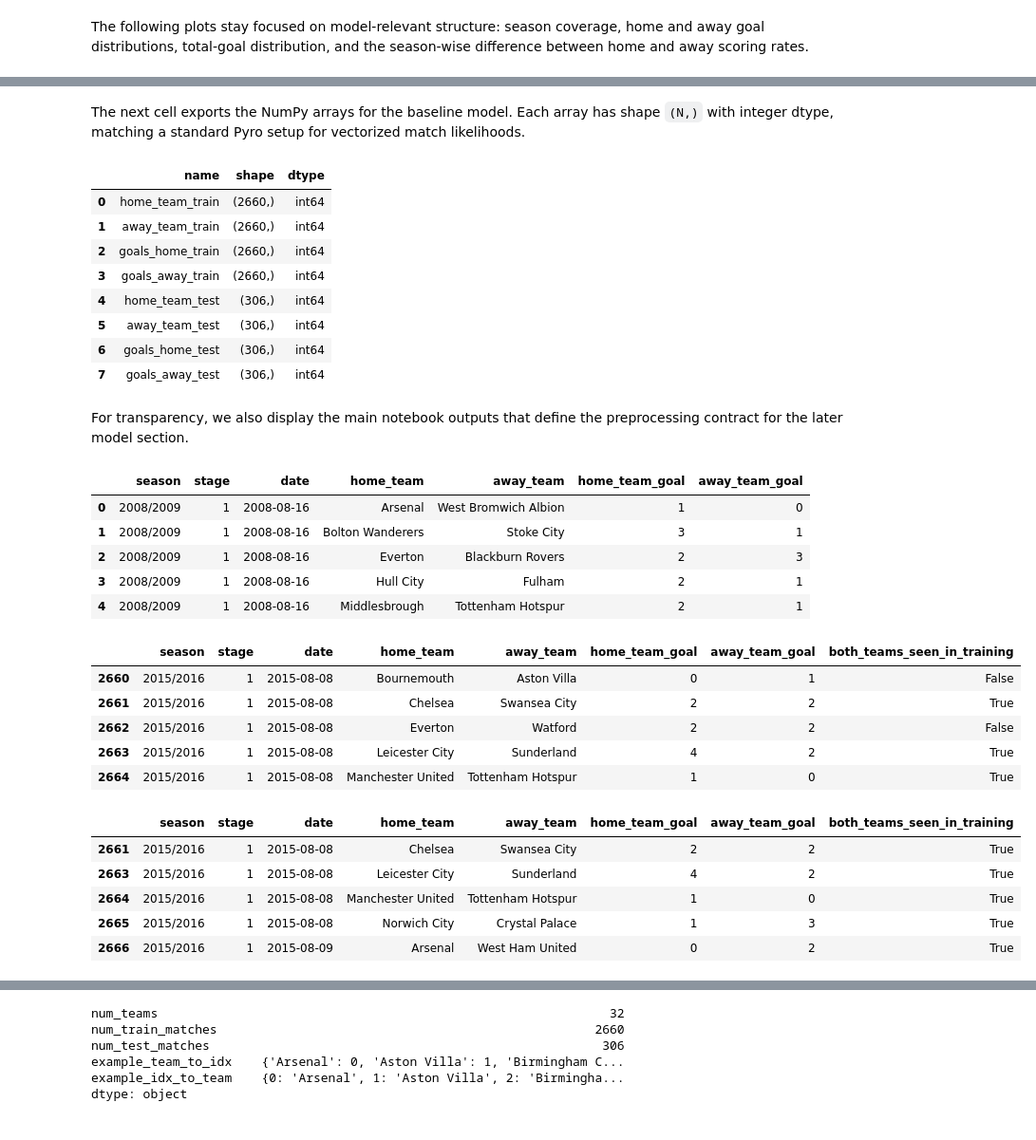
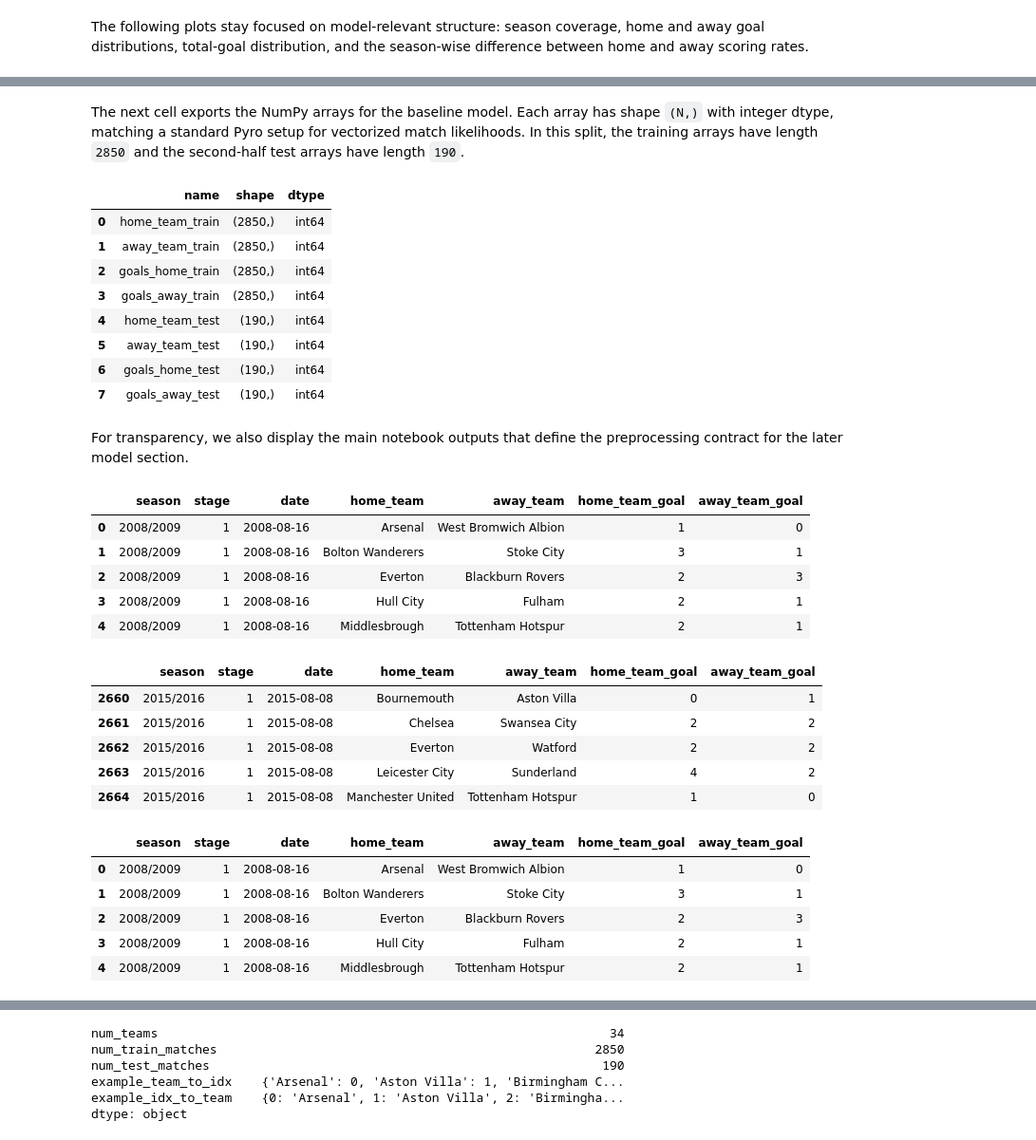
Before and after one commit to Hamdermadsik/Project_MBML, a Jupyter notebook: notebooks/epl_mbml_notebook.ipynb, the cells around one changed output, grey strips where cells are left out. Shown at 95% size. Saved outputs shown, nothing was run; the diff lists cells and outputs as text; code cells hidden in the pictures.

```diff
--- a/notebooks/epl_mbml_notebook.ipynb
+++ b/notebooks/epl_mbml_notebook.ipynb
@@ -357,10 +421,12 @@ idx_to_team = {idx: team for team, idx in team_to_idx.items()}
 
 num_teams = len(team_to_idx)
 num_train_matches = len(train_df)
-num_test_matches = len(test_seen_df)
+num_test_matches = len(test_df)
 
 assert set(team_to_idx) == train_teams
-assert all(team not in team_to_idx for team in unseen_test_teams)
+assert num_teams == 34
+assert missing_forecast_teams == []
+assert all(team in team_to_idx for team in test_teams)
 
 pd.DataFrame({
     'team': list(team_to_idx.keys())[:10],
@@ -381,18 +447,22 @@ pd.DataFrame({
 # %% [markdown]
-The next cell exports the NumPy arrays for the baseline model. Each array has shape `(N,)` with integer dtype, matching a standard Pyro setup for vectorized match likelihoods.
+The next cell exports the NumPy arrays for the baseline model. Each array has shape `(N,)` with integer dtype, matching a standard Pyro setup for vectorized match likelihoods. In this split, the training arrays have length `2850` and the second-half test arrays have length `190`.
 # %%
 home_team_train = train_df['home_team'].map(team_to_idx).to_numpy(dtype=np.int64)
 away_team_train = train_df['away_team'].map(team_to_idx).to_numpy(dtype=np.int64)
 goals_home_train = train_df['home_team_goal'].to_numpy(dtype=np.int64)
 goals_away_train = train_df['away_team_goal'].to_numpy(dtype=np.int64)
 
-home_team_test = test_seen_df['home_team'].map(team_to_idx).to_numpy(dtype=np.int64)
-away_team_test = test_seen_df['away_team'].map(team_to_idx).to_numpy(dtype=np.int64)
-goals_home_test = test_seen_df['home_team_goal'].to_numpy(dtype=np.int64)
-goals_away_test = test_seen_df['away_team_goal'].to_numpy(dtype=np.int64)
+home_team_test = test_df['home_team'].map(team_to_idx).to_numpy(dtype=np.int64)
+away_team_test = test_df['away_team'].map(team_to_idx).to_numpy(dtype=np.int64)
+goals_home_test = test_df['home_team_goal'].to_numpy(dtype=np.int64)
+goals_away_test = test_df['away_team_goal'].to_numpy(dtype=np.int64)
 
 assert home_team_train.shape == away_team_train.shape == goals_home_train.shape == goals_away_train.shape == (num_train_matches,)
 assert home_team_test.shape == away_team_test.shape == goals_home_test.shape == goals_away_test.shape == (num_test_matches,)
+assert not pd.isna(home_team_train).any()
+assert not pd.isna(away_team_train).any()
+assert not pd.isna(home_team_test).any()
+assert not pd.isna(away_team_test).any()
 assert np.issubdtype(home_team_train.dtype, np.integer)
 assert np.issubdtype(away_team_train.dtype, np.integer)
 assert np.issubdtype(goals_home_train.dtype, np.integer)
@@ -420,47 +490,47 @@ array_summary = pd.DataFrame({
 array_summary
 # %% [output]
 |  | name | shape | dtype |
-| 0 | home_team_train | (2660,) | int64 |
-| 1 | away_team_train | (2660,) | int64 |
-| 2 | goals_home_train | (2660,) | int64 |
-| 3 | goals_away_train | (2660,) | int64 |
-| 4 | home_team_test | (306,) | int64 |
-| 5 | away_team_test | (306,) | int64 |
-| 6 | goals_home_test | (306,) | int64 |
-| 7 | goals_away_test | (306,) | int64 |
+| 0 | home_team_train | (2850,) | int64 |
+| 1 | away_team_train | (2850,) | int64 |
+| 2 | goals_home_train | (2850,) | int64 |
+| 3 | goals_away_train | (2850,) | int64 |
+| 4 | home_team_test | (190,) | int64 |
+| 5 | away_team_test | (190,) | int64 |
+| 6 | goals_home_test | (190,) | int64 |
+| 7 | goals_away_test | (190,) | int64 |
 # %% [markdown]
 For transparency, we also display the main notebook outputs that define the preprocessing contract for the later model section.
 # %%
+display(historical_df.head())
+display(first_half_2015_df.head())
 display(train_df.head())
 display(test_df.head())
-display(test_seen_df.head())
-display(test_unseen_df.head())
 
 summary_contract = pd.Series({
     'num_teams': num_teams,
     'num_train_matches': num_train_matches,
     'num_test_matches': num_test_matches,
     'example_team_to_idx': dict(list(team_to_idx.items())[:5]),
     'example_idx_to_team': dict(list(idx_to_team.items())[:5]),
 })
 
 summary_contract
 # %% [output]
 |  | season | stage | date | home_team | away_team | home_team_goal | away_team_goal |
 | 0 | 2008/2009 | 1 | 2008-08-16 | Arsenal | West Bromwich Albion | 1 | 0 |
 | 1 | 2008/2009 | 1 | 2008-08-16 | Bolton Wanderers | Stoke City | 3 | 1 |
 | 2 | 2008/2009 | 1 | 2008-08-16 | Everton | Blackburn Rovers | 2 | 3 |
 | 3 | 2008/2009 | 1 | 2008-08-16 | Hull City | Fulham | 2 | 1 |
 | 4 | 2008/2009 | 1 | 2008-08-16 | Middlesbrough | Tottenham Hotspur | 2 | 1 |
-|  | season | stage | date | home_team | away_team | home_team_goal | away_team_goal | both_teams_seen_in_training |
-| 2660 | 2015/2016 | 1 | 2015-08-08 | Bournemouth | Aston Villa | 0 | 1 | False |
-| 2661 | 2015/2016 | 1 | 2015-08-08 | Chelsea | Swansea City | 2 | 2 | True |
-| 2662 | 2015/2016 | 1 | 2015-08-08 | Everton | Watford | 2 | 2 | False |
-| 2663 | 2015/2016 | 1 | 2015-08-08 | Leicester City | Sunderland | 4 | 2 | True |
-| 2664 | 2015/2016 | 1 | 2015-08-08 | Manchester United | Tottenham Hotspur | 1 | 0 | True |
+|  | season | stage | date | home_team | away_team | home_team_goal | away_team_goal |
+| 2660 | 2015/2016 | 1 | 2015-08-08 | Bournemouth | Aston Villa | 0 | 1 |
+| 2661 | 2015/2016 | 1 | 2015-08-08 | Chelsea | Swansea City | 2 | 2 |
+| 2662 | 2015/2016 | 1 | 2015-08-08 | Everton | Watford | 2 | 2 |
+| 2663 | 2015/2016 | 1 | 2015-08-08 | Leicester City | Sunderland | 4 | 2 |
+| 2664 | 2015/2016 | 1 | 2015-08-08 | Manchester United | Tottenham Hotspur | 1 | 0 |
-|  | season | stage | date | home_team | away_team | home_team_goal | away_team_goal | both_teams_seen_in_training |
-| 2661 | 2015/2016 | 1 | 2015-08-08 | Chelsea | Swansea City | 2 | 2 | True |
-| 2663 | 2015/2016 | 1 | 2015-08-08 | Leicester City | Sunderland | 4 | 2 | True |
-| 2664 | 2015/2016 | 1 | 2015-08-08 | Manchester United | Tottenham Hotspur | 1 | 0 | True |
-| 2665 | 2015/2016 | 1 | 2015-08-08 | Norwich City | Crystal Palace | 1 | 3 | True |
-| 2666 | 2015/2016 | 1 | 2015-08-09 | Arsenal | West Ham United | 0 | 2 | True |
+|  | season | stage | date | home_team | away_team | home_team_goal | away_team_goal |
+| 0 | 2008/2009 | 1 | 2008-08-16 | Arsenal | West Bromwich Albion | 1 | 0 |
+| 1 | 2008/2009 | 1 | 2008-08-16 | Bolton Wanderers | Stoke City | 3 | 1 |
+| 2 | 2008/2009 | 1 | 2008-08-16 | Everton | Blackburn Rovers | 2 | 3 |
+| 3 | 2008/2009 | 1 | 2008-08-16 | Hull City | Fulham | 2 | 1 |
+| 4 | 2008/2009 | 1 | 2008-08-16 | Middlesbrough | Tottenham Hotspur | 2 | 1 |
@@ -473,6 +543,6 @@ summary_contract
-num_teams                                                             32
-num_train_matches                                                   2660
-num_test_matches                                                     306
+num_teams                                                             34
+num_train_matches                                                   2850
+num_test_matches                                                     190
 example_team_to_idx    {'Arsenal': 0, 'Aston Villa': 1, 'Birmingham C...
 example_idx_to_team    {0: 'Arsenal', 1: 'Aston Villa', 2: 'Birmingha...
 dtype: object
```
Also changed, not shown: parts of 14 cells of this notebook, 1 other file.
